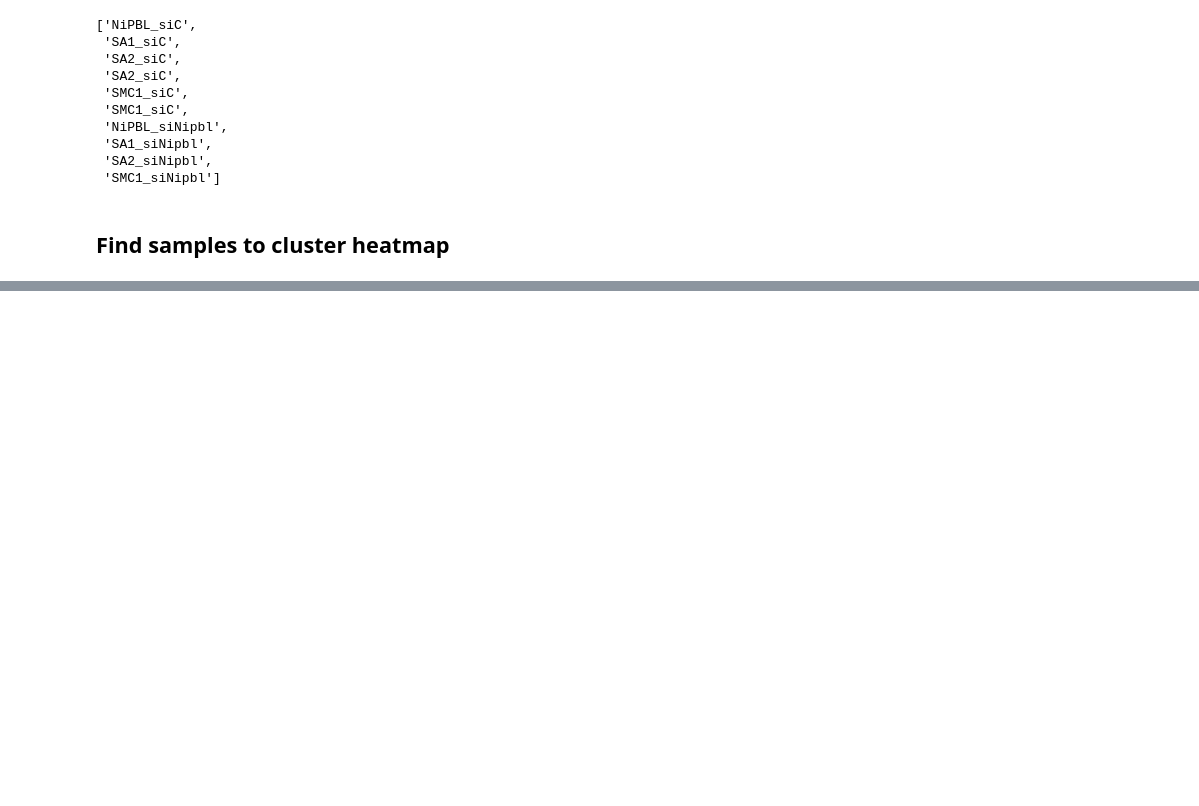
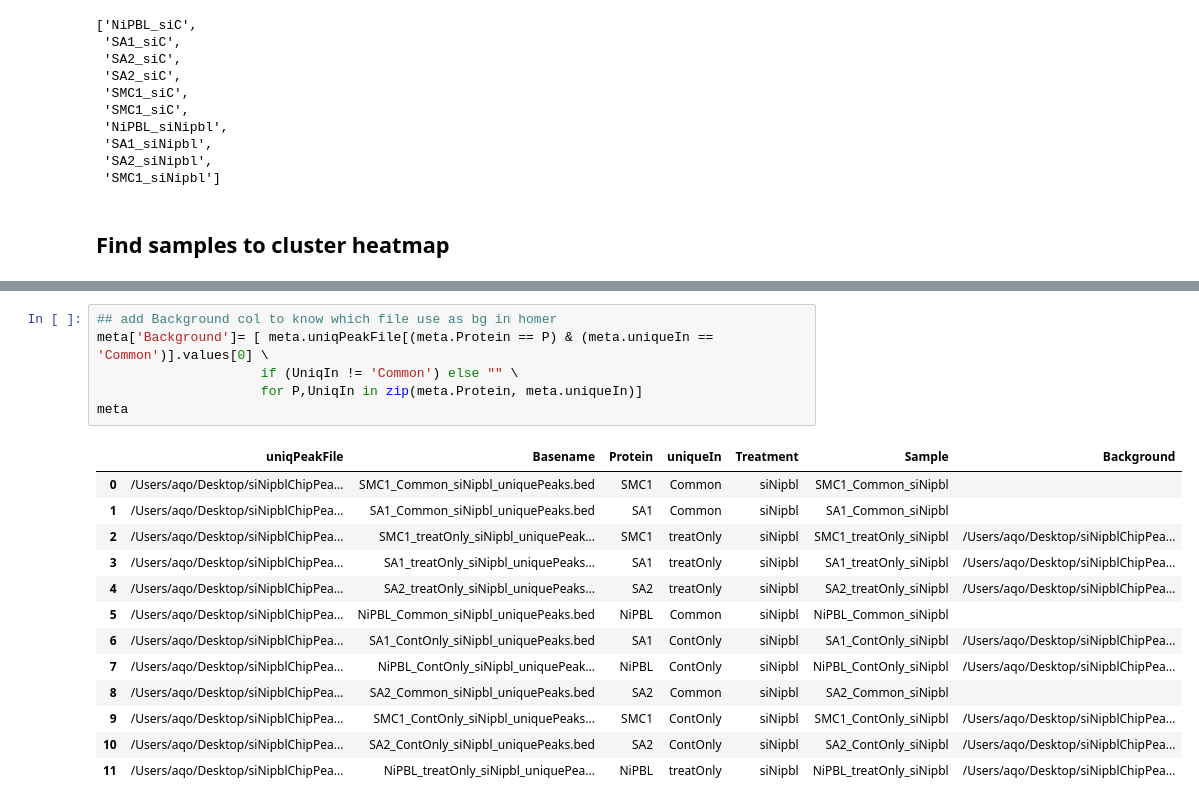
Before and after one commit to aqvd/snakemake_workflows, a Jupyter notebook: Chip-Seq/notebooks/metadata_creation.ipynb, the cells around one changed output, grey strips where cells are left out. Saved outputs shown, nothing was run; the diff lists cells and outputs as text; blank space fills up the shorter version.

```diff
--- a/Chip-Seq/notebooks/metadata_creation.ipynb
+++ b/Chip-Seq/notebooks/metadata_creation.ipynb
@@ -238,0 +348,20 @@ ix=np.where(np.array(["SA2" in Samp for Samp in matrixFiles ]))[0].astype(str)
+# %%
+## add Background col to know which file use as bg in homer
+meta['Background']= [ meta.uniqPeakFile[(meta.Protein == P) & (meta.uniqueIn == 'Common')].values[0] \
+                     if (UniqIn != 'Common') else "" \
+                     for P,UniqIn in zip(meta.Protein, meta.uniqueIn)]
+meta
+# %% [output]
+|  | uniqPeakFile | Basename | Protein | uniqueIn | Treatment | Sample | Background |
+| 0 | /Users/aqo/Desktop/siNipblChipPea... | SMC1_Common_siNipbl_uniquePeaks.bed | SMC1 | Common | siNipbl | SMC1_Common_siNipbl |  |
+| 1 | /Users/aqo/Desktop/siNipblChipPea... | SA1_Common_siNipbl_uniquePeaks.bed | SA1 | Common | siNipbl | SA1_Common_siNipbl |  |
+| 2 | /Users/aqo/Desktop/siNipblChipPea... | SMC1_treatOnly_siNipbl_uniquePeak... | SMC1 | treatOnly | siNipbl | SMC1_treatOnly_siNipbl | /Users/aqo/Desktop/siNipblChipPea... |
+| 3 | /Users/aqo/Desktop/siNipblChipPea... | SA1_treatOnly_siNipbl_uniquePeaks... | SA1 | treatOnly | siNipbl | SA1_treatOnly_siNipbl | /Users/aqo/Desktop/siNipblChipPea... |
+| 4 | /Users/aqo/Desktop/siNipblChipPea... | SA2_treatOnly_siNipbl_uniquePeaks... | SA2 | treatOnly | siNipbl | SA2_treatOnly_siNipbl | /Users/aqo/Desktop/siNipblChipPea... |
+| 5 | /Users/aqo/Desktop/siNipblChipPea... | NiPBL_Common_siNipbl_uniquePeaks.bed | NiPBL | Common | siNipbl | NiPBL_Common_siNipbl |  |
+| 6 | /Users/aqo/Desktop/siNipblChipPea... | SA1_ContOnly_siNipbl_uniquePeaks.bed | SA1 | ContOnly | siNipbl | SA1_ContOnly_siNipbl | /Users/aqo/Desktop/siNipblChipPea... |
+| 7 | /Users/aqo/Desktop/siNipblChipPea... | NiPBL_ContOnly_siNipbl_uniquePeak... | NiPBL | ContOnly | siNipbl | NiPBL_ContOnly_siNipbl | /Users/aqo/Desktop/siNipblChipPea... |
+| 8 | /Users/aqo/Desktop/siNipblChipPea... | SA2_Common_siNipbl_uniquePeaks.bed | SA2 | Common | siNipbl | SA2_Common_siNipbl |  |
+| 9 | /Users/aqo/Desktop/siNipblChipPea... | SMC1_ContOnly_siNipbl_uniquePeaks... | SMC1 | ContOnly | siNipbl | SMC1_ContOnly_siNipbl | /Users/aqo/Desktop/siNipblChipPea... |
+| 10 | /Users/aqo/Desktop/siNipblChipPea... | SA2_ContOnly_siNipbl_uniquePeaks.bed | SA2 | ContOnly | siNipbl | SA2_ContOnly_siNipbl | /Users/aqo/Desktop/siNipblChipPea... |
+| 11 | /Users/aqo/Desktop/siNipblChipPea... | NiPBL_treatOnly_siNipbl_uniquePea... | NiPBL | treatOnly | siNipbl | NiPBL_treatOnly_siNipbl | /Users/aqo/Desktop/siNipblChipPea... |
```
Also changed, not shown: parts of 18 cells of this notebook, 1 other file.
